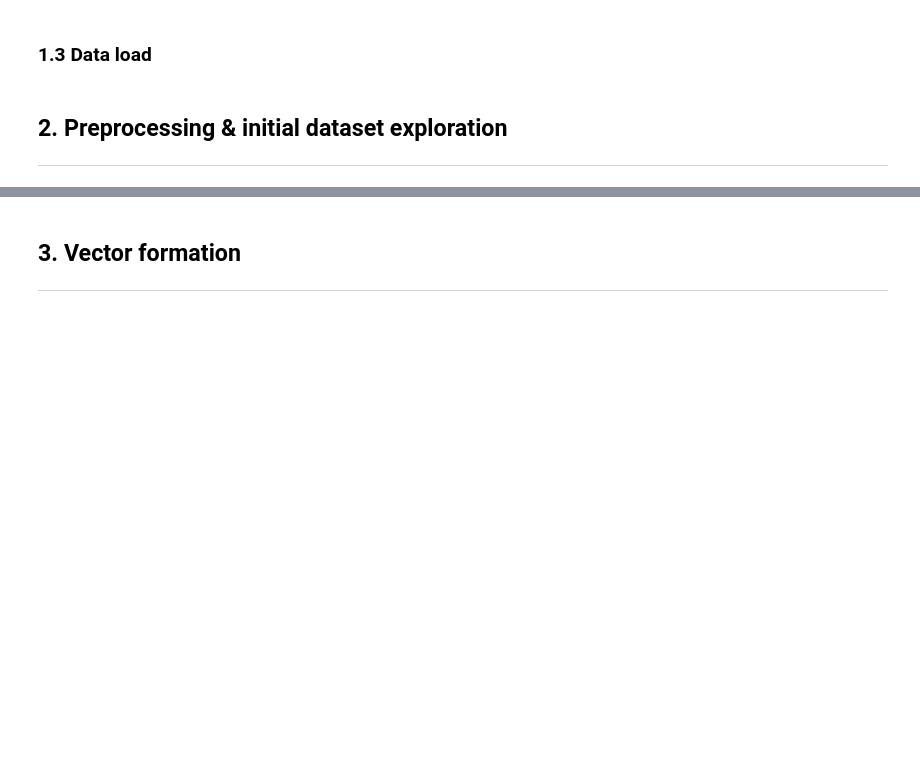
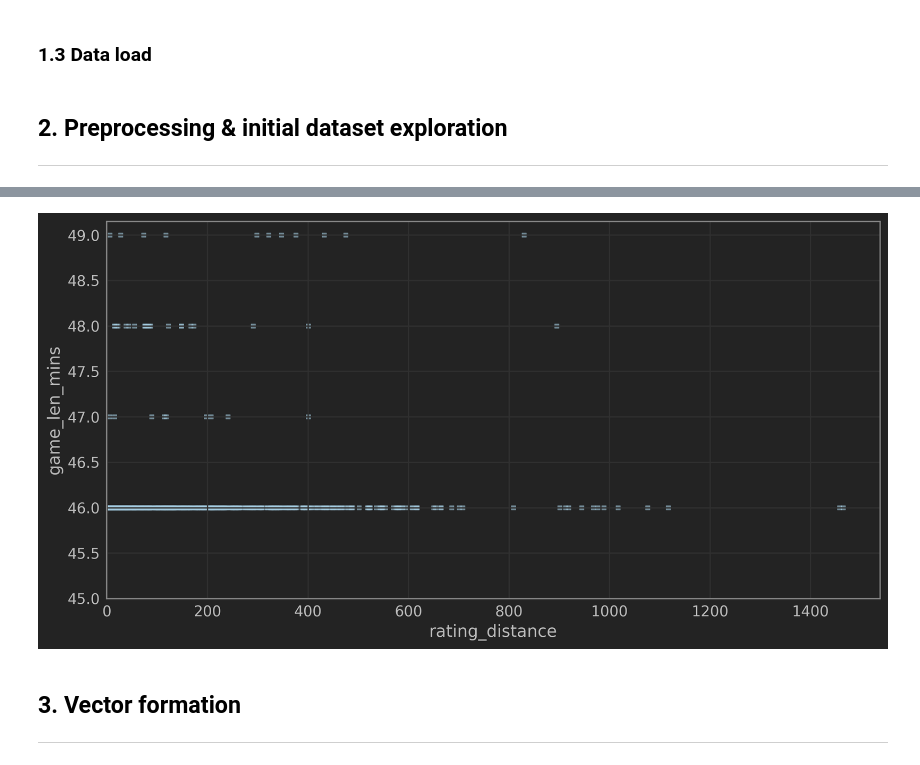
Before and after one commit to nefiu/chess_umap_exploration, a Jupyter notebook: chess-umap-poc.ipynb, the cells around one changed output, grey strips where cells are left out. Cells and saved outputs as stored; diff of their text form; code cells hidden in the pictures; blank space fills up the shorter version.

```diff
--- a/chess-umap-poc.ipynb
+++ b/chess-umap-poc.ipynb
@@ -160 +236,24 @@ GAMES['game_len_mins'] = GAMES['game_len_dt'].dt.components['minutes']
+# %%
+## Explore how points scatter according to length in minutes, number of turns and victory status
+plt.figure(figsize=(12,6),dpi=300)
+
+cols_scatter = ['game_len_mins','turns','victory_status','rating_distance']
+
+GAMES_PLT = GAMES[cols_scatter]
+GAMES_PLT = GAMES_PLT[(GAMES_PLT['game_len_mins'] > 45) & (GAMES_PLT['game_len_mins'] < 50)]
+
+_ = sns.scatterplot(data=GAMES_PLT,
+                    x='rating_distance',
+                    y='game_len_mins',
+#                     hue='turns',
+                    palette='viridis',
+                    edgecolor=None,
+                    marker='s',
+                    s=15,
+                    alpha=0.6,
+                   legend=True)
+_ = plt.xlim(-1)
+_ = plt.ylim(45)
+# %% [output]
+[figure, added]
 # %% [markdown]
```
Also changed, not shown: parts of 14 cells of this notebook.
